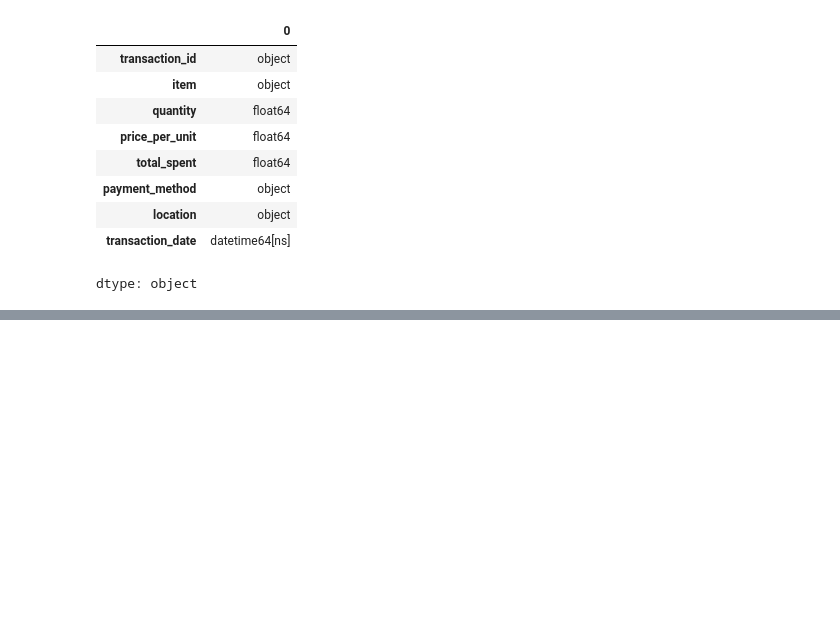
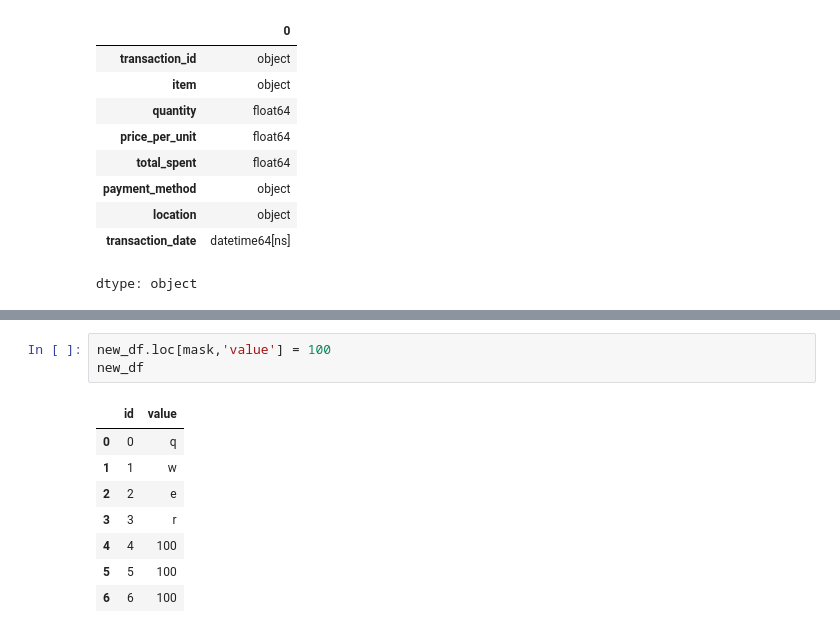
Before and after one commit to ParusSlava/Analysis_Cafe_Sales-, a Jupyter notebook: EDA_Cafe_Sales.ipynb, the cells around one changed output, grey strips where cells are left out. Cells and saved outputs as stored; diff of their text form; blank space fills up the shorter version.

```diff
--- a/EDA_Cafe_Sales.ipynb
+++ b/EDA_Cafe_Sales.ipynb
@@ -320,0 +409,12 @@ dtype: object
+# %%
+new_df.loc[mask,'value'] = 100
+new_df
+# %% [output]
+|  | id | value |
+| 0 | 0 | q |
+| 1 | 1 | w |
+| 2 | 2 | e |
+| 3 | 3 | r |
+| 4 | 4 | 100 |
+| 5 | 5 | 100 |
+| 6 | 6 | 100 |
```
Also changed, not shown: parts of 17 cells of this notebook.
